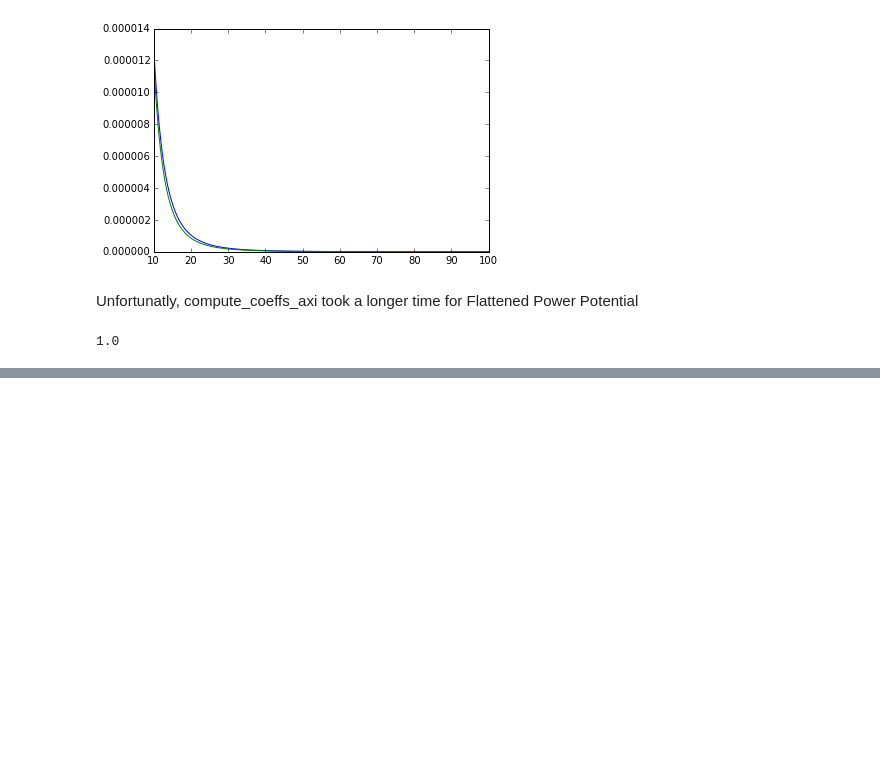
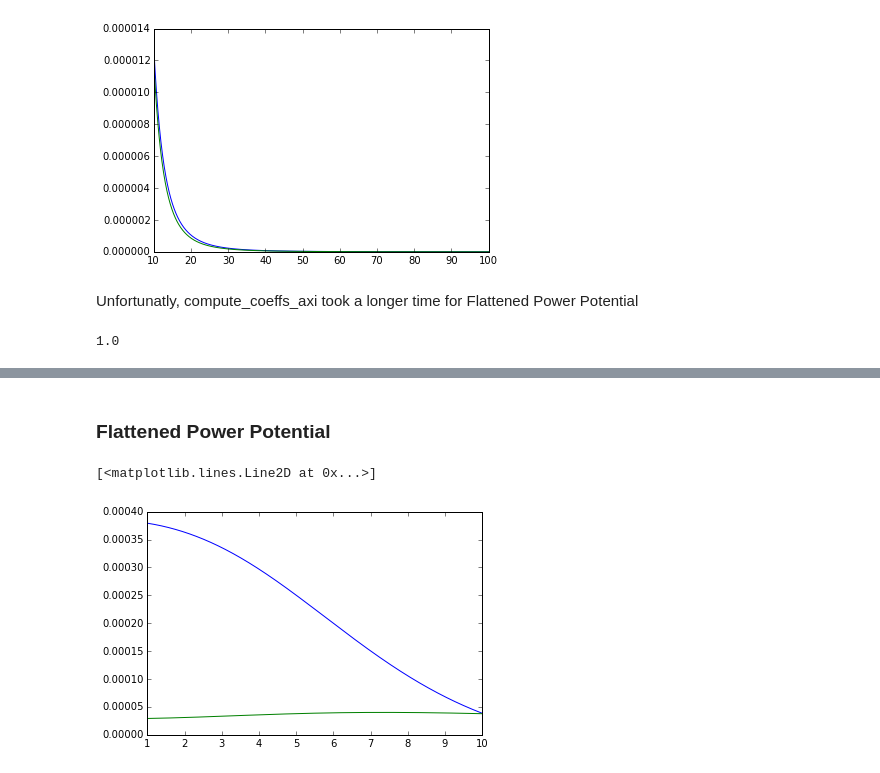
Before and after one commit to SeaifanAladdin/galpy-notebook, a Jupyter notebook: galpy/SCFPotential.ipynb, the cells around one changed output, grey strips where cells are left out. Saved outputs shown, nothing was run; the diff lists cells and outputs as text; code cells hidden in the pictures; blank space fills up the shorter version.

Commit message:
Added Flattened Power Potential section

```diff
--- a/galpy/SCFPotential.ipynb
+++ b/galpy/SCFPotential.ipynb
@@ -232,0 +233,16 @@ plt.plot(R, axi_density2(R, 1., 0))
+# %% [markdown]
+### Flattened Power Potential
+# %%
+def FlattenedPowerDensity(R,z,phi=0):
+    lh = FlattenedPowerPotential()
+    return lh.dens(R,z,phi)
+# %%
+A = compute_coeffs_axi(FlattenedPowerDensity, 15,15)
+# %%
+scf = SCFPotential(1., A[0], A[1])
+R = nu.linspace(1,10,1000)
+plt.plot(R, calculateSCFDensity(scf, R, 10., 0))
+plt.plot(R, FlattenedPowerDensity(R, 10., 0))
+# %% [output]
+[<matplotlib.lines.Line2D at 0x...>]
+[figure, added]
```
Also changed, not shown: parts of 4 cells of this notebook.
